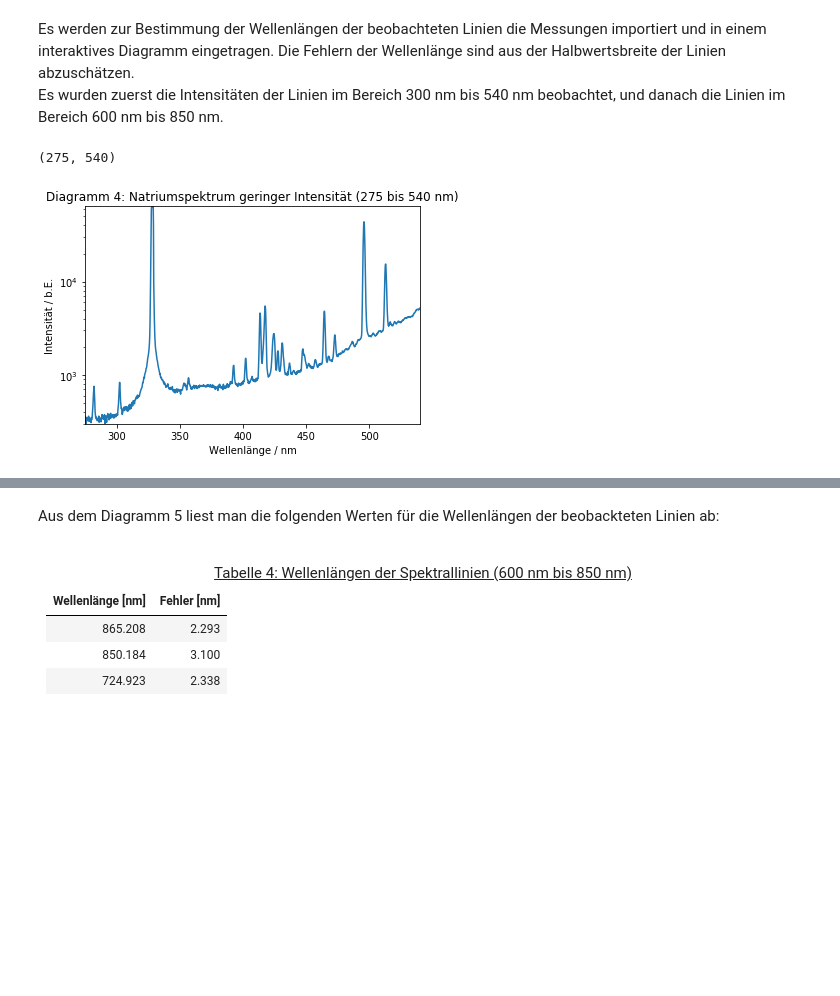
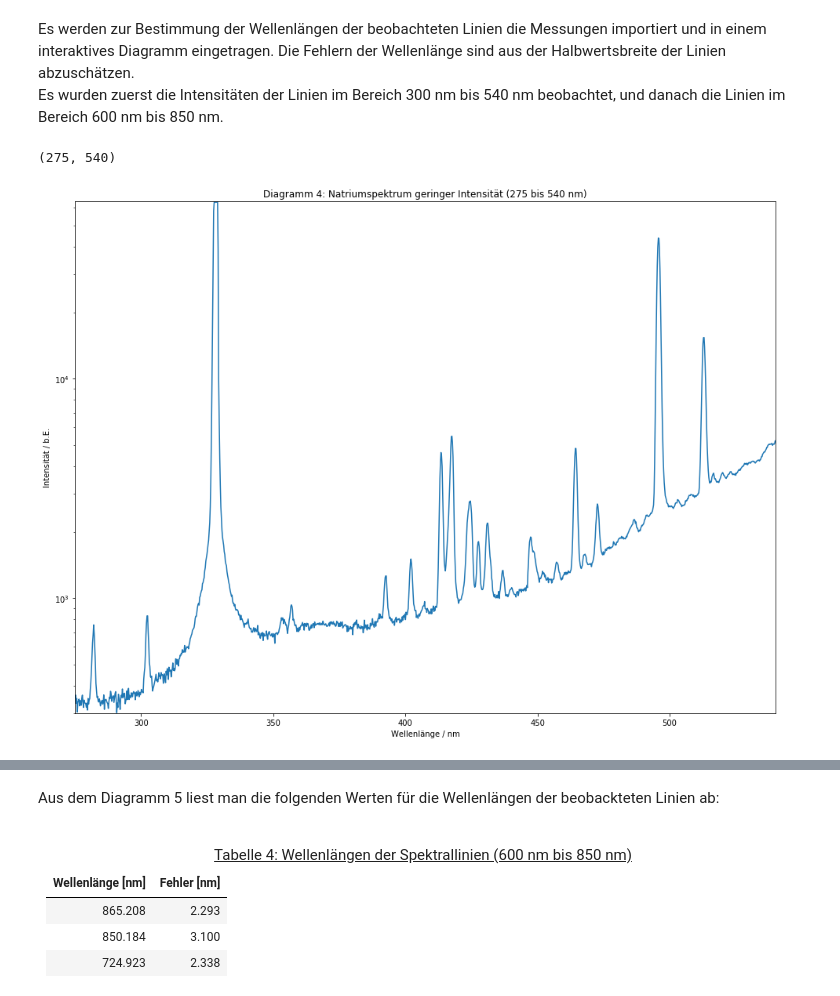
Before and after one commit to Meistermagier/PAP2, a Jupyter notebook: Experiment 234/Experiment_234.ipynb, the cells around one changed output, grey strips where cells are left out. Saved outputs shown, nothing was run; the diff lists cells and outputs as text; code cells hidden in the pictures; blank space fills up the shorter version.

```diff
--- a/Experiment 234/Experiment_234.ipynb
+++ b/Experiment 234/Experiment_234.ipynb
@@ -140,22 +140,22 @@ Es werden zur Bestimmung der Wellenlängen der beobachteten Linien die Messungen
 # %%
 #%matplotlib notebook
 #%matplotlib notebook
 %matplotlib inline
 
 #Kleiner Intensität 275 bis 540 nm
 wl, inte = np.loadtxt('https://raw.githubusercontent.com/Meistermagier/PAP2/master/Experiment%20234/Versuch%20234/Linien%20kleiner%20Intensit%C3%A4t.txt', skiprows = 17, converters = {0:comma_to_float, 1: comma_to_float}, comments = '>', unpack=True)
 
-#plt.figure(figsize=(16,12))
+plt.figure(figsize=(16,12))
 plt.plot(wl, inte)
 plt.title('Diagramm 4: Natriumspektrum geringer Intensität (275 bis 540 nm)')
 plt.xlabel('Wellenlänge / nm')
 plt.ylabel('Intensität / b.E.')
 plt.yscale('log')
 plt.ylim((300,64000))
 plt.xlim((275,540))
 # %% [output]
 (275, 540)
-[figure, old version]
+[figure, new version]
 # %% [markdown]
 Aus dem Diagramm 4 liest man die folgenden Werten für die Wellenlängen der beobackteten Linien ab:<br>
 <br>
```
Also changed, not shown: parts of 18 cells of this notebook.
